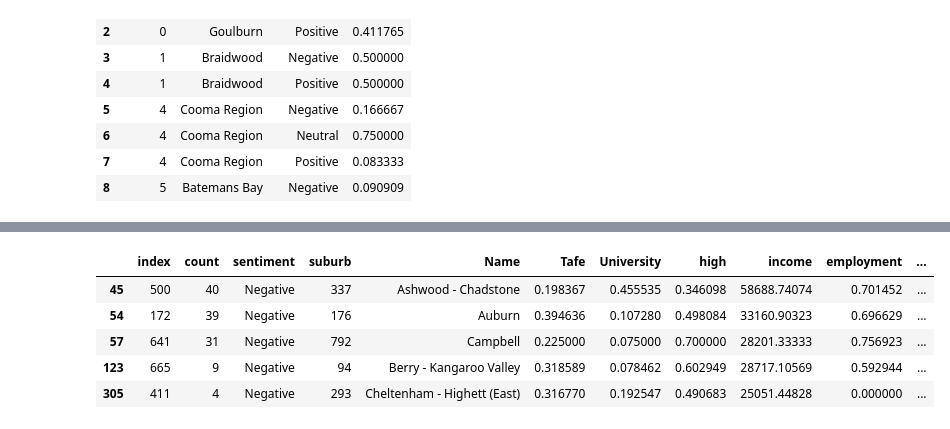
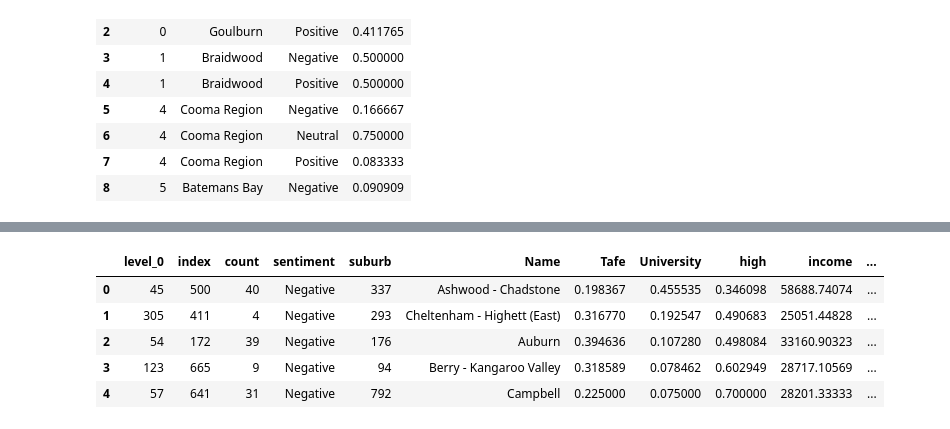
Before and after one commit to dazajuandaniel/twitterProject, a Jupyter notebook: TwitterHarvester/Quick Play.ipynb, the cells around one changed output, grey strips where cells are left out. Cells and saved outputs as stored; diff of their text form; code cells hidden in the pictures.

```diff
--- a/TwitterHarvester/Quick Play.ipynb
+++ b/TwitterHarvester/Quick Play.ipynb
@@ -161,12 +168,14 @@ data.head(9)
 | 7 | 4 | Neutral | 100 | Baulkham Hills (West) - Bella Vista | 0.397772 | 0.071588 | 0.530641 | 33919.98444 | 0.664901 | 3 | ... |
 | 8 | 2 | Positive | 100 | Baulkham Hills (West) - Bella Vista | 0.397772 | 0.071588 | 0.530641 | 33919.98444 | 0.664901 | 3 | ... |
 # %%
-dataSorted=data.sort_values(by=['totSum','Name','totCount'],ascending=False).reset_index()
-dataSorted[(dataSorted['Percentage']>.25) & (dataSorted['sentiment']=="Negative")].head()
+dataSorted=data.sort_values(by=['totSum','Name','totCount','University'],ascending=False).reset_index()
+negativeSet=dataSorted[(dataSorted['Percentage']>.25) & (dataSorted['sentiment']=="Negative")].head()
+negativeSet=negativeSet.sort_values(by='University',ascending=False).reset_index()
+negativeSet
 # %% [output]
-|  | index | count | sentiment | suburb | Name | Tafe | University | high | income | employment | ... |
-| 45 | 500 | 40 | Negative | 337 | Ashwood - Chadstone | 0.198367 | 0.455535 | 0.346098 | 58688.74074 | 0.701452 | ... |
-| 54 | 172 | 39 | Negative | 176 | Auburn | 0.394636 | 0.107280 | 0.498084 | 33160.90323 | 0.696629 | ... |
-| 57 | 641 | 31 | Negative | 792 | Campbell | 0.225000 | 0.075000 | 0.700000 | 28201.33333 | 0.756923 | ... |
-| 123 | 665 | 9 | Negative | 94 | Berry - Kangaroo Valley | 0.318589 | 0.078462 | 0.602949 | 28717.10569 | 0.592944 | ... |
-| 305 | 411 | 4 | Negative | 293 | Cheltenham - Highett (East) | 0.316770 | 0.192547 | 0.490683 | 25051.44828 | 0.000000 | ... |
+|  | level_0 | index | count | sentiment | suburb | Name | Tafe | University | high | income | ... |
+| 0 | 45 | 500 | 40 | Negative | 337 | Ashwood - Chadstone | 0.198367 | 0.455535 | 0.346098 | 58688.74074 | ... |
+| 1 | 305 | 411 | 4 | Negative | 293 | Cheltenham - Highett (East) | 0.316770 | 0.192547 | 0.490683 | 25051.44828 | ... |
+| 2 | 54 | 172 | 39 | Negative | 176 | Auburn | 0.394636 | 0.107280 | 0.498084 | 33160.90323 | ... |
+| 3 | 123 | 665 | 9 | Negative | 94 | Berry - Kangaroo Valley | 0.318589 | 0.078462 | 0.602949 | 28717.10569 | ... |
+| 4 | 57 | 641 | 31 | Negative | 792 | Campbell | 0.225000 | 0.075000 | 0.700000 | 28201.33333 | ... |
```
Also changed, not shown: parts of 6 cells of this notebook, 6 other files.
